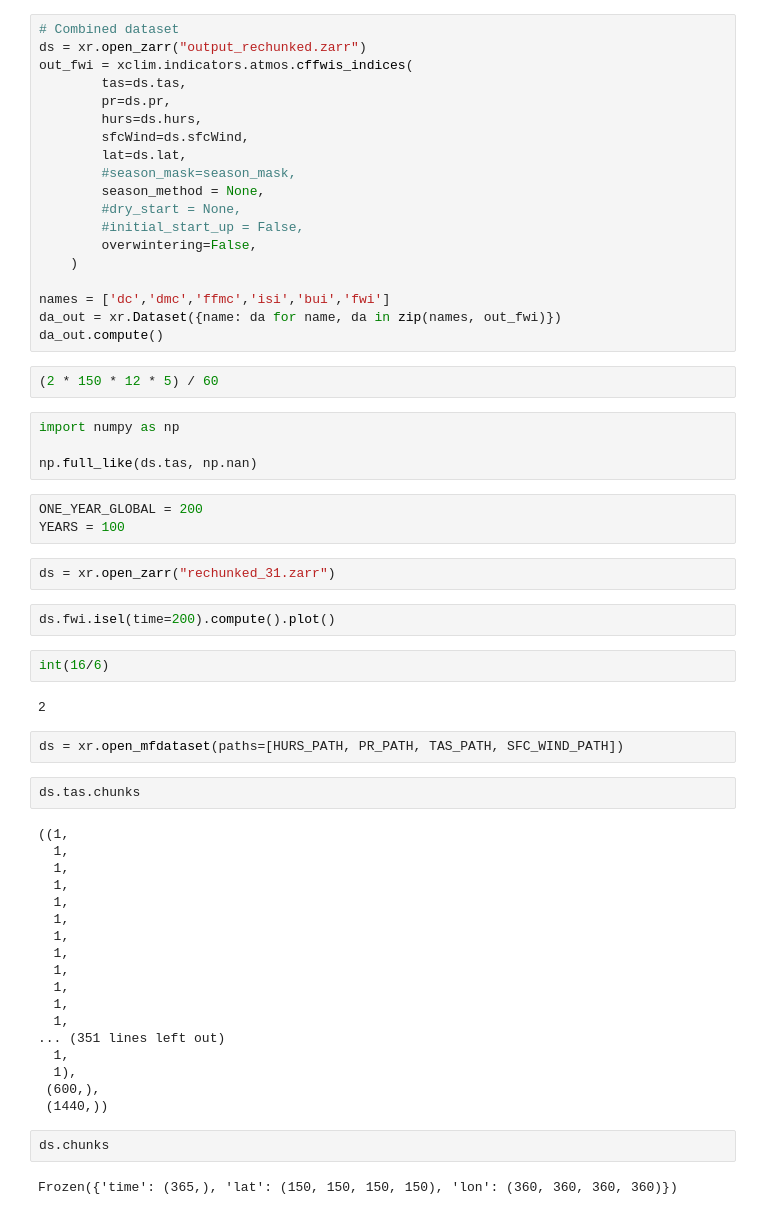
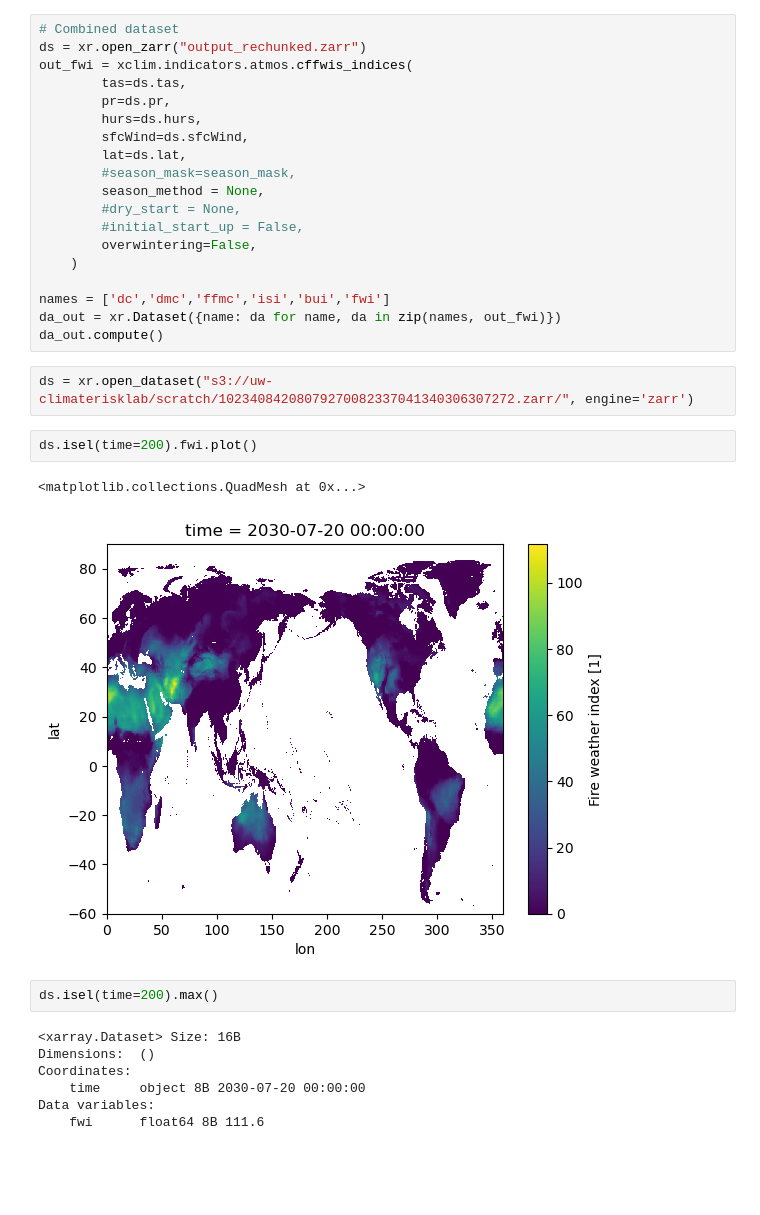
Before and after one commit to UW-Climate-Risk-Lab/climate-risk-map-hazards, a Jupyter notebook: Wildfire/FWI/test_dask.ipynb, the cells around one changed output. Cells and saved outputs as stored; diff of their text form; blank space fills up the shorter version.

```diff
--- a/Wildfire/FWI/test_dask.ipynb
+++ b/Wildfire/FWI/test_dask.ipynb
@@ -87,46 +75,19 @@ out_fwi = xclim.indicators.atmos.cffwis_indices(
 names = ['dc','dmc','ffmc','isi','bui','fwi']
 da_out = xr.Dataset({name: da for name, da in zip(names, out_fwi)})
 da_out.compute()
-# %%
-(2 * 150 * 12 * 5) / 60
-# %%
-import numpy as np
-
-np.full_like(ds.tas, np.nan)
-# %%
-ONE_YEAR_GLOBAL = 200
-YEARS = 100
-# %%
-ds = xr.open_zarr("rechunked_31.zarr")
+# %%
+ds = xr.open_dataset("s3://uw-climaterisklab/scratch/10234084208079270082337041340306307272.zarr/", engine='zarr')
 # %%
-ds.fwi.isel(time=200).compute().plot()
+ds.isel(time=200).fwi.plot()
+# %% [output]
+<matplotlib.collections.QuadMesh at 0x...>
+[figure, added]
-# %%
-int(16/6)
-# %% [output]
-2
-# %%
-ds = xr.open_mfdataset(paths=[HURS_PATH, PR_PATH, TAS_PATH, SFC_WIND_PATH])
-# %%
-ds.tas.chunks
-# %% [output]
-((1,
-  1,
-  1,
-  1,
-  1,
-  1,
-  1,
-  1,
-  1,
-  1,
-  1,
-  1,
-... (351 lines left out)
-  1,
-  1),
- (600,),
- (1440,))
-# %%
-ds.chunks
-# %% [output]
-Frozen({'time': (365,), 'lat': (150, 150, 150, 150), 'lon': (360, 360, 360, 360)})
+# %%
+ds.isel(time=200).max()
+# %% [output]
+<xarray.Dataset> Size: 16B
+Dimensions:  ()
+Coordinates:
+    time     object 8B 2030-07-20 00:00:00
+Data variables:
+    fwi      float64 8B 111.6
```
Also changed, not shown: parts of 2 cells of this notebook, 7 other files.
